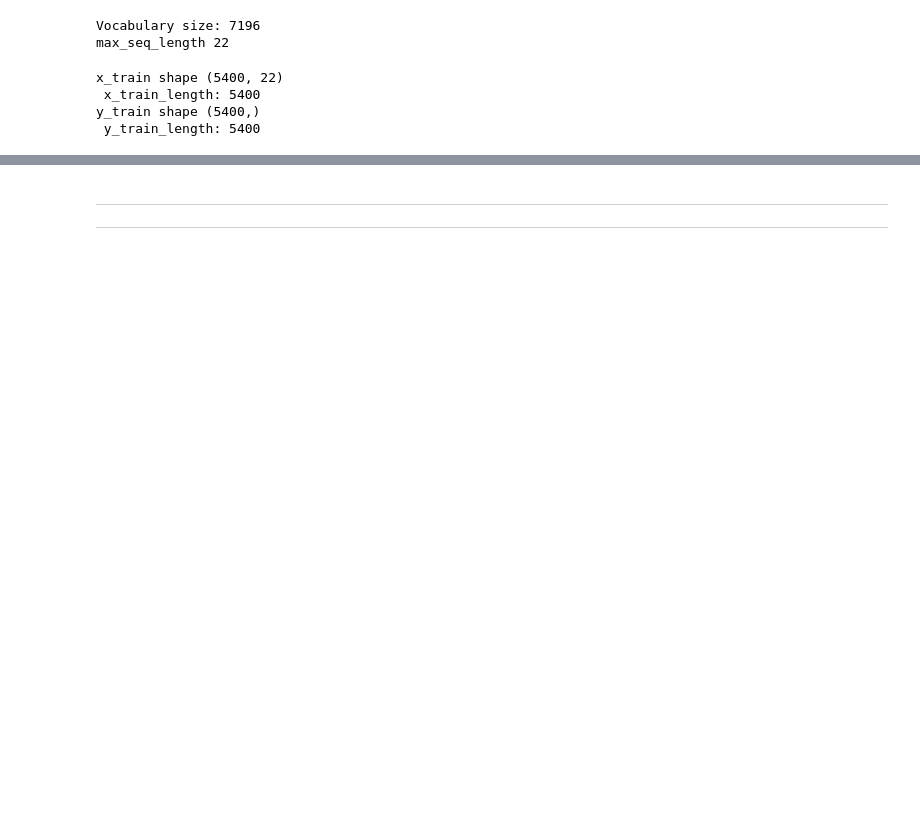
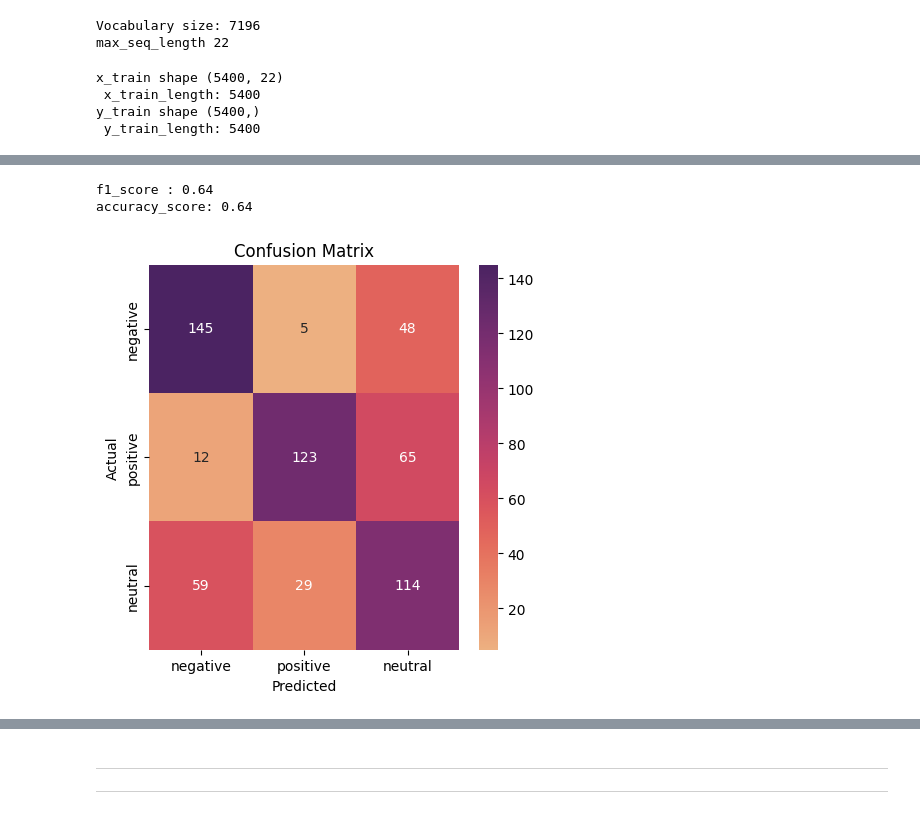
Before and after one commit to MANOJ-S-NEGI/SENTIMENT_ANALYSIS_NLP, a Jupyter notebook: sentiments_analysis_2.ipynb, the cells around one changed output, grey strips where cells are left out. Drawn from its saved outputs; the diff is of its cells as text; code cells hidden in the pictures; blank space fills up the shorter version.

```diff
--- a/sentiments_analysis_2.ipynb
+++ b/sentiments_analysis_2.ipynb
@@ -230,3 +224,33 @@ Mean Absolute Error (MAE): 0.54
+# %%
+# y_test and y_pred are your true and predicted labels
+f1 = f1_score(y_test, y_pred, average='weighted')
+acc = accuracy_score(y_test, y_pred)
+
+print(f"f1_score : {round(f1,2)}")
+print(f"accuracy_score: {round(acc,2)}")
+# %% [output]
+f1_score : 0.64
+accuracy_score: 0.64
+# %%
+# Generate a confusion matrix
+cm = confusion_matrix(y_test, y_pred)
+
+# Create a figure
+plt.figure(figsize=(5, 5))
+
+# Use Seaborn's heatmap to plot the confusion matrix
+sns.heatmap(cm, annot=True, fmt='d', cmap='flare', cbar=True,
+            xticklabels=['negative', 'positive', 'neutral'], yticklabels=['negative', 'positive', 'neutral'])
+
+# Add labels and title
+plt.xlabel('Predicted')
+plt.ylabel('Actual')
+plt.title('Confusion Matrix')
+
+# Show the plot
+plt.show()
+# %% [output]
+[figure, added]
 # %%
 result = []
 for i in range(len(y_test)):
```
Also changed, not shown: parts of 14 cells of this notebook.
